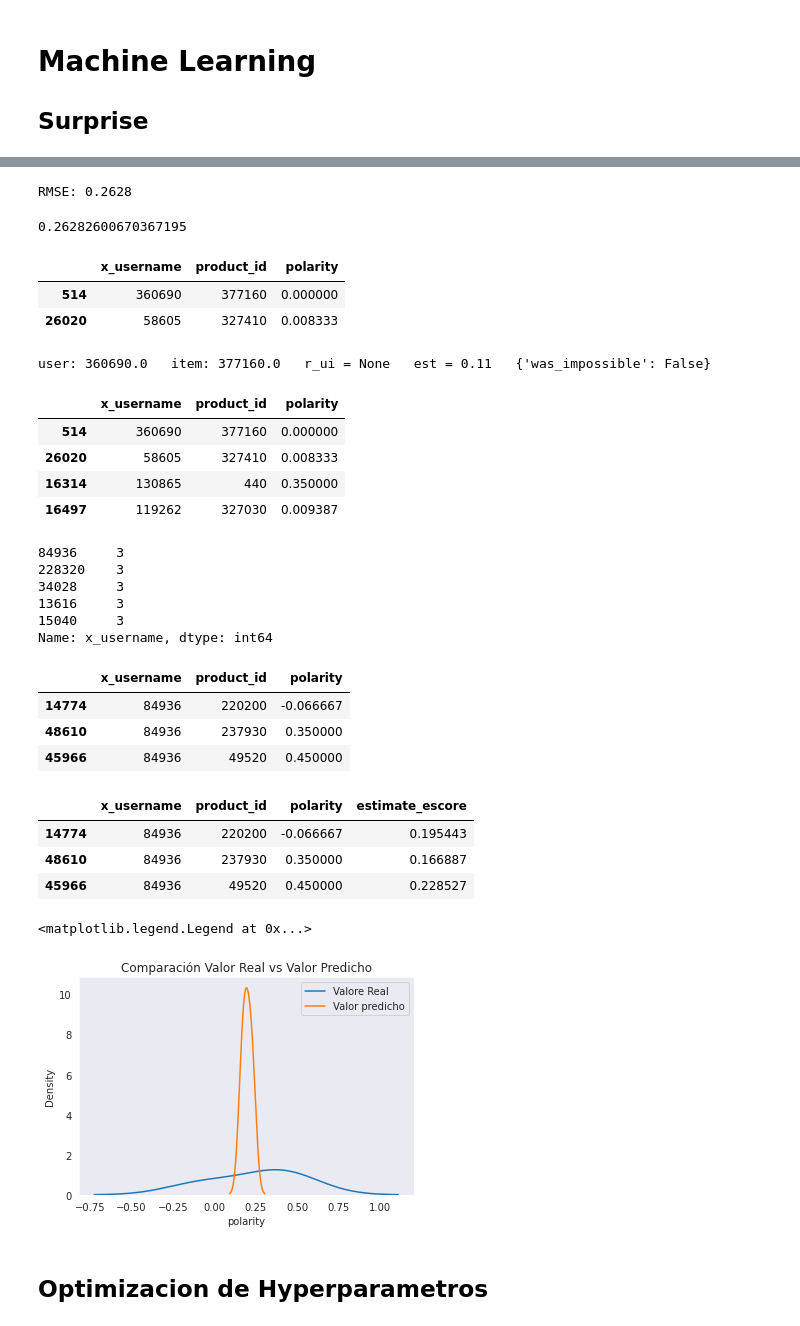
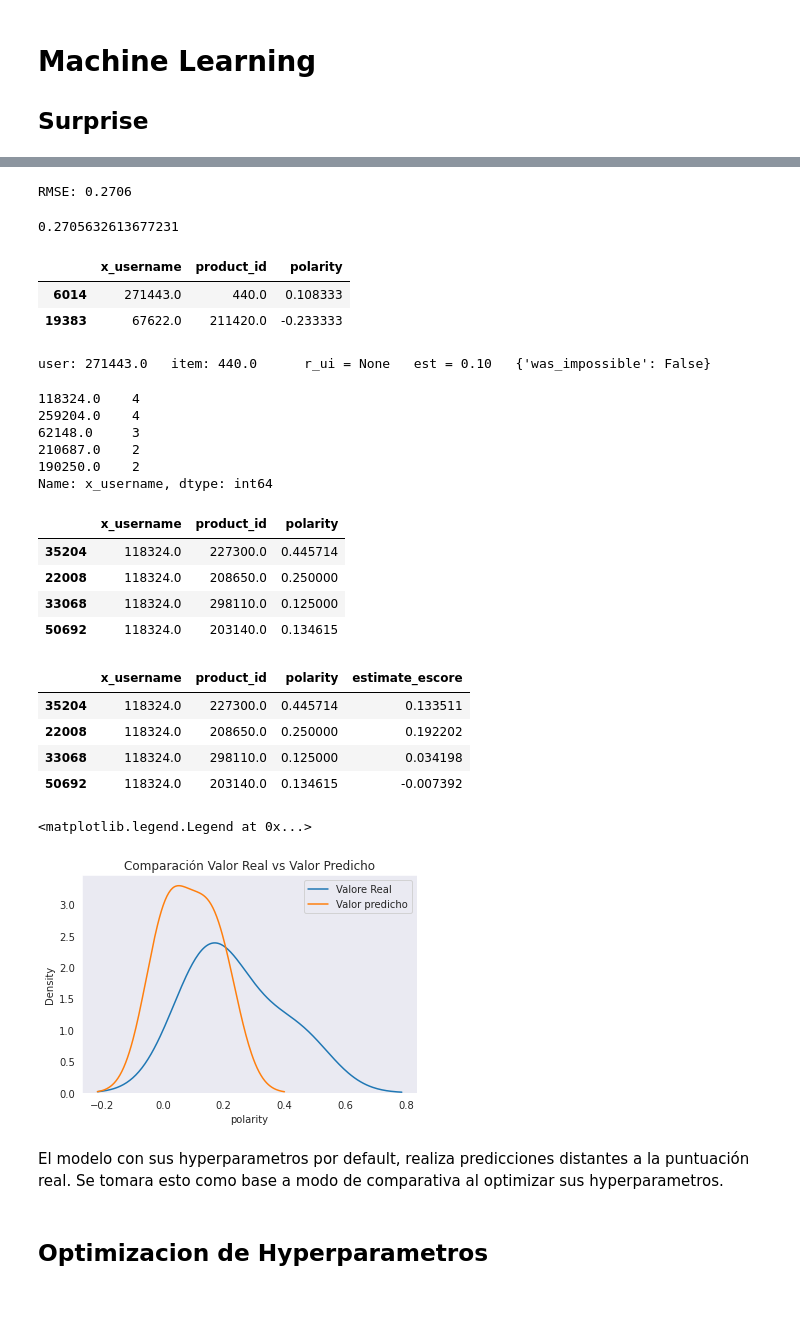
Before and after one commit to nestorjuarezR/Data_Science, a Jupyter notebook: Proyecto3.ipynb, the cells around one changed output, grey strips where cells are left out. Drawn from its saved outputs; the diff is of its cells as text; code cells hidden in the pictures.

```diff
--- a/Proyecto3.ipynb
+++ b/Proyecto3.ipynb
@@ -451,0 +424,16 @@ Sistema de Recomendación basado en la la polaridad de la review
+# %%
+columnas = ['product_id', 'x_username']
+
+for i in columnas:
+  threshold = 30
+  value_counts = df_sub[i].value_counts()
+  to_remove = value_counts[value_counts <= threshold].index
+  df_sub.replace(to_remove, np.nan, inplace=True)
+  df_sub.dropna(inplace=True)
+# %%
+#Elimino informacion de videojuegos con menos de 30 reviews
+threshold = 30
+value_counts = df_sub.product_id.value_counts()
+to_remove = value_counts[value_counts <= threshold].index
+df_sub.replace(to_remove, np.nan, inplace=True)
+df_sub.dropna(inplace=True)
@@ -619,53 +604,47 @@ RMSE: 0.2033
 test_pred = algo.test(data_testset)
 accuracy.rmse(test_pred)
 # %% [output]
-RMSE: 0.2628
+RMSE: 0.2706
-0.26282600670367195
+0.2705632613677231
 # %%
 train_data.head(2)
 # %% [output]
 |  | x_username | product_id | polarity |
-| 514 | 360690 | 377160 | 0.000000 |
-| 26020 | 58605 | 327410 | 0.008333 |
+| 6014 | 271443.0 | 440.0 | 0.108333 |
+| 19383 | 67622.0 | 211420.0 | -0.233333 |
 # %%
 # Prediccion con datos de entrenamiento
 p1 = algo.predict(uid = train_data.iloc[0].x_username, iid = train_data.iloc[0].product_id, verbose = True)
 # %% [output]
-user: 360690.0   item: 377160.0   r_ui = None   est = 0.11   {'was_impossible': False}
+user: 271443.0   item: 440.0      r_ui = None   est = 0.10   {'was_impossible': False}
-# %%
-train_data.head(4)
-# %% [output]
-|  | x_username | product_id | polarity |
-| 514 | 360690 | 377160 | 0.000000 |
-| 26020 | 58605 | 327410 | 0.008333 |
-| 16314 | 130865 | 440 | 0.350000 |
-| 16497 | 119262 | 327030 | 0.009387 |
 # %%
 test_data.x_username.value_counts().head(5)
 # %% [output]
-84936     3
-228320    3
-34028     3
-13616     3
-15040     3
+118324.0    4
+259204.0    4
+62148.0     3
+210687.0    2
+190250.0    2
 Name: x_username, dtype: int64
 # %%
 #Selecciono al usuario con aparicion
-usuario = test_data[test_data['x_username'] == 84936]
+usuario = test_data[test_data['x_username'] == 118324.0]
 usuario
 # %% [output]
 |  | x_username | product_id | polarity |
-| 14774 | 84936 | 220200 | -0.066667 |
-| 48610 | 84936 | 237930 | 0.350000 |
-| 45966 | 84936 | 49520 | 0.450000 |
+| 35204 | 118324.0 | 227300.0 | 0.445714 |
+| 22008 | 118324.0 | 208650.0 | 0.250000 |
+| 33068 | 118324.0 | 298110.0 | 0.125000 |
+| 50692 | 118324.0 | 203140.0 | 0.134615 |
 # %%
 usuario['estimate_escore'] = usuario['product_id'].apply(lambda x: algo.predict(uid = usuario.x_username.iloc[0],iid = x).est)
 usuario
 # %% [output]
 |  | x_username | product_id | polarity | estimate_escore |
-| 14774 | 84936 | 220200 | -0.066667 | 0.195443 |
-| 48610 | 84936 | 237930 | 0.350000 | 0.166887 |
-| 45966 | 84936 | 49520 | 0.450000 | 0.228527 |
+| 35204 | 118324.0 | 227300.0 | 0.445714 | 0.133511 |
+| 22008 | 118324.0 | 208650.0 | 0.250000 | 0.192202 |
+| 33068 | 118324.0 | 298110.0 | 0.125000 | 0.034198 |
+| 50692 | 118324.0 | 203140.0 | 0.134615 | -0.007392 |
 # %%
 sns.kdeplot(usuario['polarity'], label='Valore Real')
 sns.kdeplot(usuario['estimate_escore'], label='Valor predicho')
@@ -673,4 +652,4 @@ plt.title('Comparación Valor Real vs Valor Predicho')
 plt.legend()
 # %% [output]
 <matplotlib.legend.Legend at 0x...>
-[figure, old version]
+[figure, new version]
@@ -680,3 +656,5 @@ p2 = algo.predict(uid = 34028, iid = 303210, r_ui = 0.100000, verbose = True)
+# %% [markdown]
+El modelo con sus hyperparametros por default, realiza predicciones distantes a la puntuación real. Se tomara esto como base a modo de comparativa al optimizar sus hyperparametros.
 # %% [markdown]
 ## Optimizacion de Hyperparametros
 # %%
```
Also changed, not shown: parts of 67 cells of this notebook.
